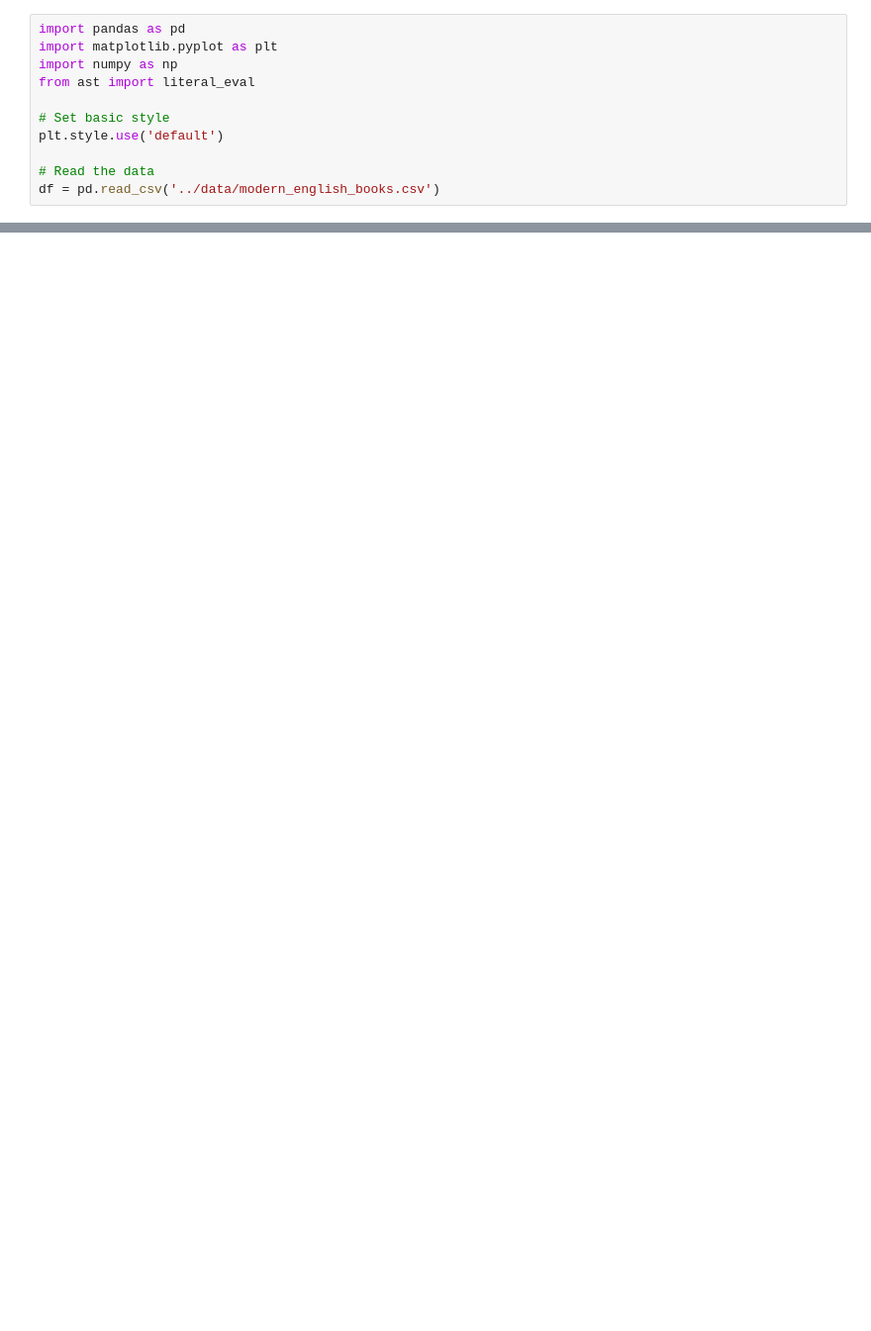
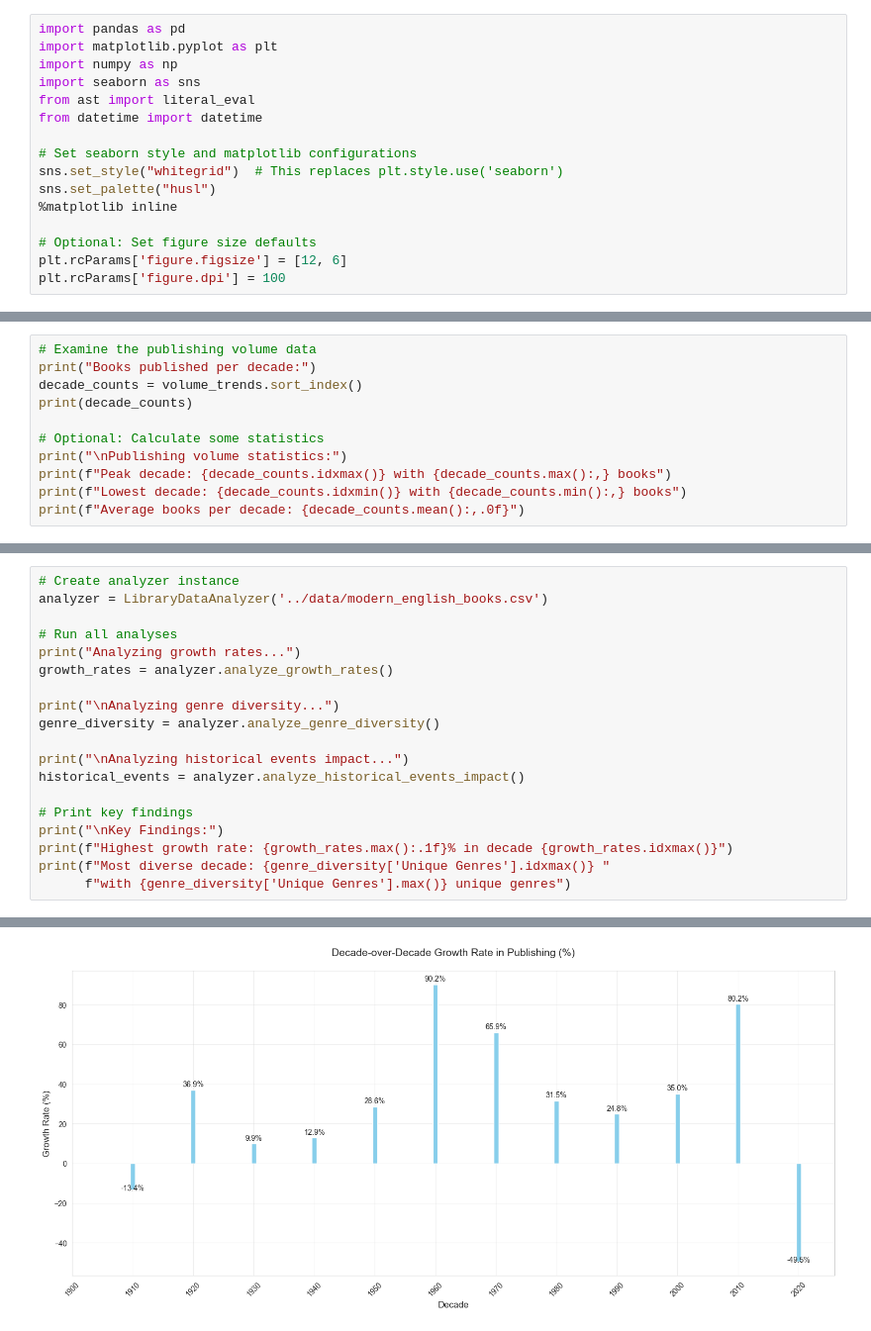
Before and after one commit to christiemegill/book_publishing_analysis, a Jupyter notebook: notebooks/publishing_evolution_analysis.ipynb, the cells around one changed output, grey strips where cells are left out. Shown at 99% size. Cells and saved outputs as stored; diff of their text form; blank space fills up the shorter version.

Commit message:
Updates publishing evolution analysis

```diff
--- a/notebooks/publishing_evolution_analysis.ipynb
+++ b/notebooks/publishing_evolution_analysis.ipynb
@@ -2,10 +2,15 @@
 import pandas as pd
 import matplotlib.pyplot as plt
 import numpy as np
+import seaborn as sns
 from ast import literal_eval
+from datetime import datetime
 
-# Set basic style
-plt.style.use('default')
+# Set seaborn style and matplotlib configurations
+sns.set_style("whitegrid")  # This replaces plt.style.use('seaborn')
+sns.set_palette("husl")
+%matplotlib inline
 
-# Read the data
-df = pd.read_csv('../data/modern_english_books.csv')
+# Optional: Set figure size defaults
+plt.rcParams['figure.figsize'] = [12, 6]
+plt.rcParams['figure.dpi'] = 100
@@ -591,0 +48,11 @@ events_data.to_csv('../data/historical_events.csv', index=False)
+# %%
+# Examine the publishing volume data
+print("Books published per decade:")
+decade_counts = volume_trends.sort_index()
+print(decade_counts)
+
+# Optional: Calculate some statistics
+print("\nPublishing volume statistics:")
+print(f"Peak decade: {decade_counts.idxmax()} with {decade_counts.max():,} books")
+print(f"Lowest decade: {decade_counts.idxmin()} with {decade_counts.min():,} books")
+print(f"Average books per decade: {decade_counts.mean():,.0f}")
@@ -591,0 +336,20 @@ events_data.to_csv('../data/historical_events.csv', index=False)
+# %%
+# Create analyzer instance
+analyzer = LibraryDataAnalyzer('../data/modern_english_books.csv')
+
+# Run all analyses
+print("Analyzing growth rates...")
+growth_rates = analyzer.analyze_growth_rates()
+
+print("\nAnalyzing genre diversity...")
+genre_diversity = analyzer.analyze_genre_diversity()
+
+print("\nAnalyzing historical events impact...")
+historical_events = analyzer.analyze_historical_events_impact()
+
+# Print key findings
+print("\nKey Findings:")
+print(f"Highest growth rate: {growth_rates.max():.1f}% in decade {growth_rates.idxmax()}")
+print(f"Most diverse decade: {genre_diversity['Unique Genres'].idxmax()} "
+      f"with {genre_diversity['Unique Genres'].max()} unique genres")
+# %% [output]
@@ -591,0 +363 @@ events_data.to_csv('../data/historical_events.csv', index=False)
+[figure, added]
```
Also changed, not shown: parts of 17 cells of this notebook, 2 other files.
